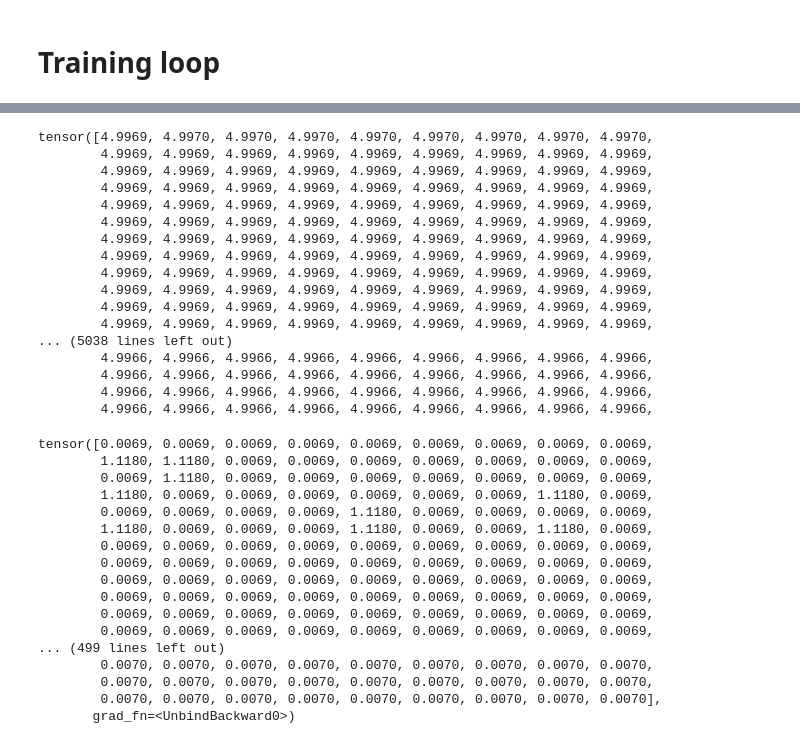
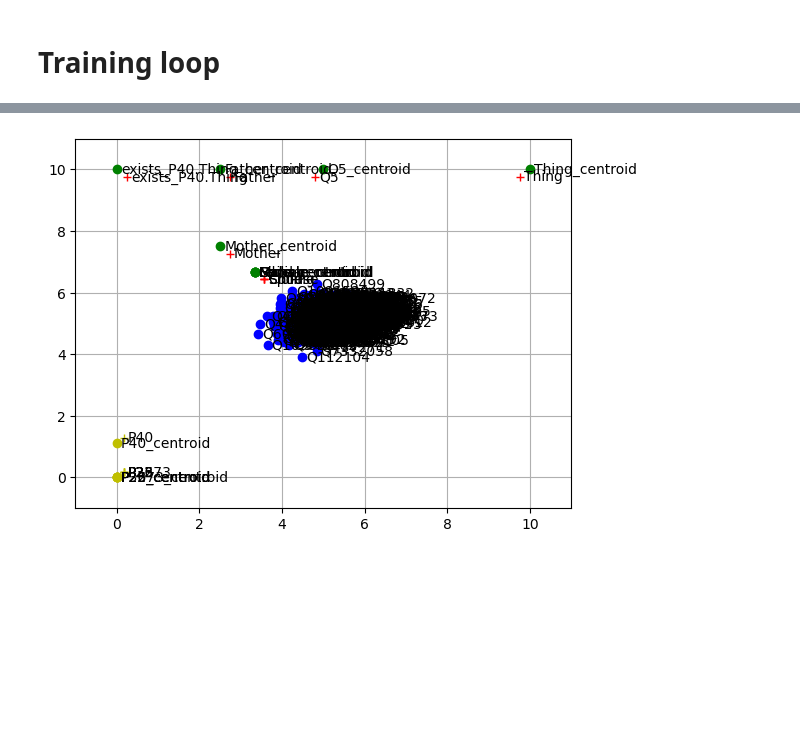
Before and after one commit to victorlacerdab/ELH-Implementation, a Jupyter notebook: canmodelfixing copy.ipynb, the cells around one changed output, grey strips where cells are left out. Saved outputs shown, nothing was run; the diff lists cells and outputs as text; code cells hidden in the pictures; blank space fills up the shorter version.

```diff
--- a/canmodelfixing copy.ipynb
+++ b/canmodelfixing copy.ipynb
@@ -1559,46 +1622,6 @@ Epoch 1: Initiating evaluation.
-# %%
-for weight in model.individual_embedding_dict.weight:
-    print(weight)
-# %% [output]
-tensor([4.9969, 4.9970, 4.9970, 4.9970, 4.9970, 4.9970, 4.9970, 4.9970, 4.9970,
-        4.9969, 4.9969, 4.9969, 4.9969, 4.9969, 4.9969, 4.9969, 4.9969, 4.9969,
-        4.9969, 4.9969, 4.9969, 4.9969, 4.9969, 4.9969, 4.9969, 4.9969, 4.9969,
-        4.9969, 4.9969, 4.9969, 4.9969, 4.9969, 4.9969, 4.9969, 4.9969, 4.9969,
-        4.9969, 4.9969, 4.9969, 4.9969, 4.9969, 4.9969, 4.9969, 4.9969, 4.9969,
-        4.9969, 4.9969, 4.9969, 4.9969, 4.9969, 4.9969, 4.9969, 4.9969, 4.9969,
-        4.9969, 4.9969, 4.9969, 4.9969, 4.9969, 4.9969, 4.9969, 4.9969, 4.9969,
-        4.9969, 4.9969, 4.9969, 4.9969, 4.9969, 4.9969, 4.9969, 4.9969, 4.9969,
-        4.9969, 4.9969, 4.9969, 4.9969, 4.9969, 4.9969, 4.9969, 4.9969, 4.9969,
-        4.9969, 4.9969, 4.9969, 4.9969, 4.9969, 4.9969, 4.9969, 4.9969, 4.9969,
-        4.9969, 4.9969, 4.9969, 4.9969, 4.9969, 4.9969, 4.9969, 4.9969, 4.9969,
-        4.9969, 4.9969, 4.9969, 4.9969, 4.9969, 4.9969, 4.9969, 4.9969, 4.9969,
-... (5038 lines left out)
-        4.9966, 4.9966, 4.9966, 4.9966, 4.9966, 4.9966, 4.9966, 4.9966, 4.9966,
-        4.9966, 4.9966, 4.9966, 4.9966, 4.9966, 4.9966, 4.9966, 4.9966, 4.9966,
-        4.9966, 4.9966, 4.9966, 4.9966, 4.9966, 4.9966, 4.9966, 4.9966, 4.9966,
-        4.9966, 4.9966, 4.9966, 4.9966, 4.9966, 4.9966, 4.9966, 4.9966, 4.9966,
-# %%
-for weight in model.role_embedding_dict.weight:
-    print(weight)
-# %% [output]
-tensor([0.0069, 0.0069, 0.0069, 0.0069, 0.0069, 0.0069, 0.0069, 0.0069, 0.0069,
-        1.1180, 1.1180, 0.0069, 0.0069, 0.0069, 0.0069, 0.0069, 0.0069, 0.0069,
-        0.0069, 1.1180, 0.0069, 0.0069, 0.0069, 0.0069, 0.0069, 0.0069, 0.0069,
-        1.1180, 0.0069, 0.0069, 0.0069, 0.0069, 0.0069, 0.0069, 1.1180, 0.0069,
-        0.0069, 0.0069, 0.0069, 0.0069, 1.1180, 0.0069, 0.0069, 0.0069, 0.0069,
-        1.1180, 0.0069, 0.0069, 0.0069, 1.1180, 0.0069, 0.0069, 1.1180, 0.0069,
-        0.0069, 0.0069, 0.0069, 0.0069, 0.0069, 0.0069, 0.0069, 0.0069, 0.0069,
-        0.0069, 0.0069, 0.0069, 0.0069, 0.0069, 0.0069, 0.0069, 0.0069, 0.0069,
-        0.0069, 0.0069, 0.0069, 0.0069, 0.0069, 0.0069, 0.0069, 0.0069, 0.0069,
-        0.0069, 0.0069, 0.0069, 0.0069, 0.0069, 0.0069, 0.0069, 0.0069, 0.0069,
-        0.0069, 0.0069, 0.0069, 0.0069, 0.0069, 0.0069, 0.0069, 0.0069, 0.0069,
-        0.0069, 0.0069, 0.0069, 0.0069, 0.0069, 0.0069, 0.0069, 0.0069, 0.0069,
-... (499 lines left out)
-        0.0070, 0.0070, 0.0070, 0.0070, 0.0070, 0.0070, 0.0070, 0.0070, 0.0070,
-        0.0070, 0.0070, 0.0070, 0.0070, 0.0070, 0.0070, 0.0070, 0.0070, 0.0070,
-        0.0070, 0.0070, 0.0070, 0.0070, 0.0070, 0.0070, 0.0070, 0.0070, 0.0070],
-       grad_fn=<UnbindBackward0>)
 # %%
-# plot_model(model, idx_to_entity_vocab, idx_to_concept_vocab, idx_to_role_vocab, SCALE_FACTOR, DIM1, DIM2)
+plot_model(model, idx_to_entity_vocab, idx_to_concept_vocab, idx_to_role_vocab, SCALE_FACTOR, DIM1, DIM2)
+# %% [output]
+[figure, added]
 # %%
 pos_list = -1
```
Also changed, not shown: parts of 20 cells of this notebook.
